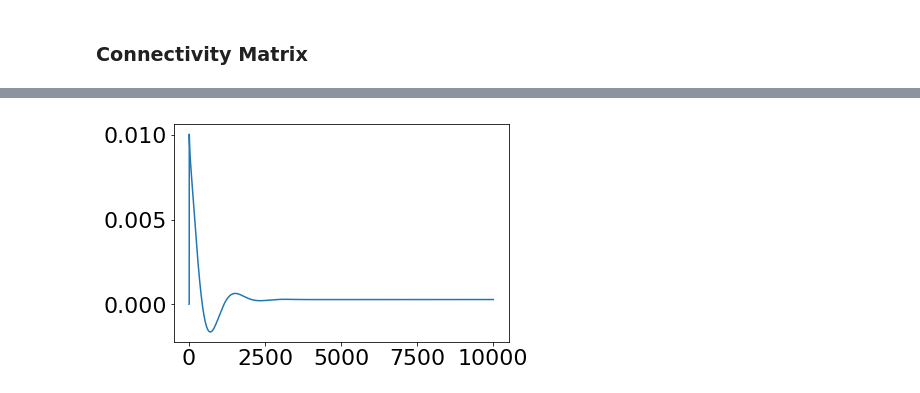
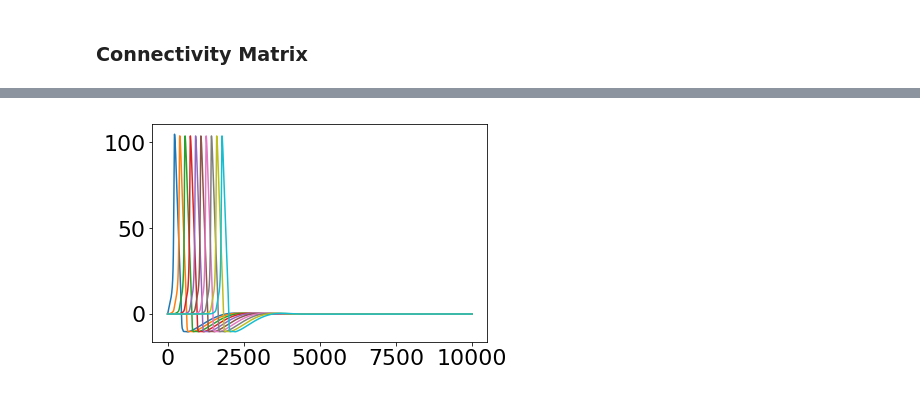
Before and after one commit to alTeska/Neuroprostetic, a Jupyter notebook: exercise_5/exercise5.ipynb, the cells around one changed output, grey strips where cells are left out. Drawn from its saved outputs; the diff is of its cells as text; code cells hidden in the pictures.

Commit message:
exercise 4 fix, exercise 5 ccomputed and simulated, plots dobne, report pending

```diff
--- a/exercise_5/exercise5.ipynb
+++ b/exercise_5/exercise5.ipynb
@@ -8,7 +8,7 @@ import math
 from matplotlib import rcParams
 % matplotlib inline
 # %%
-rcParams.update({'font.size': 22})
+rcParams.update({'font.size': 21})
 # %% [markdown]
 ## Equations
 # %% [markdown]
@@ -27,4 +28,6 @@ V_rest = -70
 # %%
 g_axon = 0.1
 r_axon = 2*10e-4
-l_comp = 0.1 * 10e-4
+l_comp = 0.1 * 10e-3
+Ra = g_axon * l_comp / (np.pi * r_axon**2)
+Ra
@@ -103,3 +107,9 @@ def hh_model_exp(temp, T, dt, I_stim):
         I_ion = hh_current(M[n+1], N[n+1], H[n+1], u)
         U[n+1] = U[n] - 1/C_m * (I_ion - I_stim[n]) * dt
     return U, M, N, H
+# %%
+dt = 0.01
+l = 100/dt
+t = np.linspace(0, 100, int(l))
+I1 = np.repeat(0, int(l))
+hh_model_exp(6.3, 100, dt, I1)
@@ -212,0 +191,12 @@ plt.imshow(V)
+# %%
+# T = 100
+# dt = 0.01
+dt = 10e-4
+num_comp = 100
+
+T = np.arange(0,100,dt)
+one_ms = int(1 / dt)
+inp = np.zeros((num_comp,len(T)))
+inp[0, 1:5*one_ms] = 10
+
+V = hh_model_exp_multi(num_comp, 6.3, T, dt, inp)
@@ -213,5 +224,6 @@ plt.imshow(V)
 # %%
-t1 = np.linspace(0, len(V[1,:]), len(V[1,:]))
-plt.plot(t1, V[1,:], label='membrane potential');
+for n in np.arange(0,10):
+    t1 = np.linspace(0, len(V[n,:]), len(V[n,:]))
+    plt.plot(t1, V[n,:], label='membrane potential');
 # %% [output]
-[figure, old version]
+[figure, new version]
```
Also changed, not shown: parts of 16 cells of this notebook, 4 other files.
